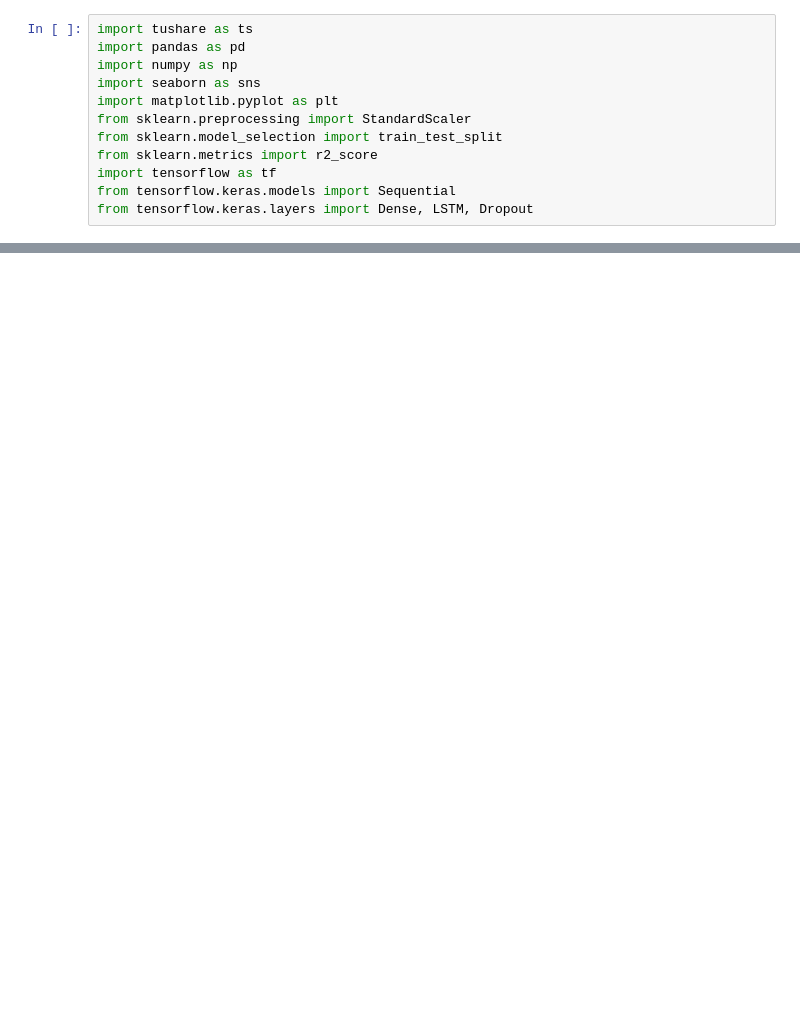
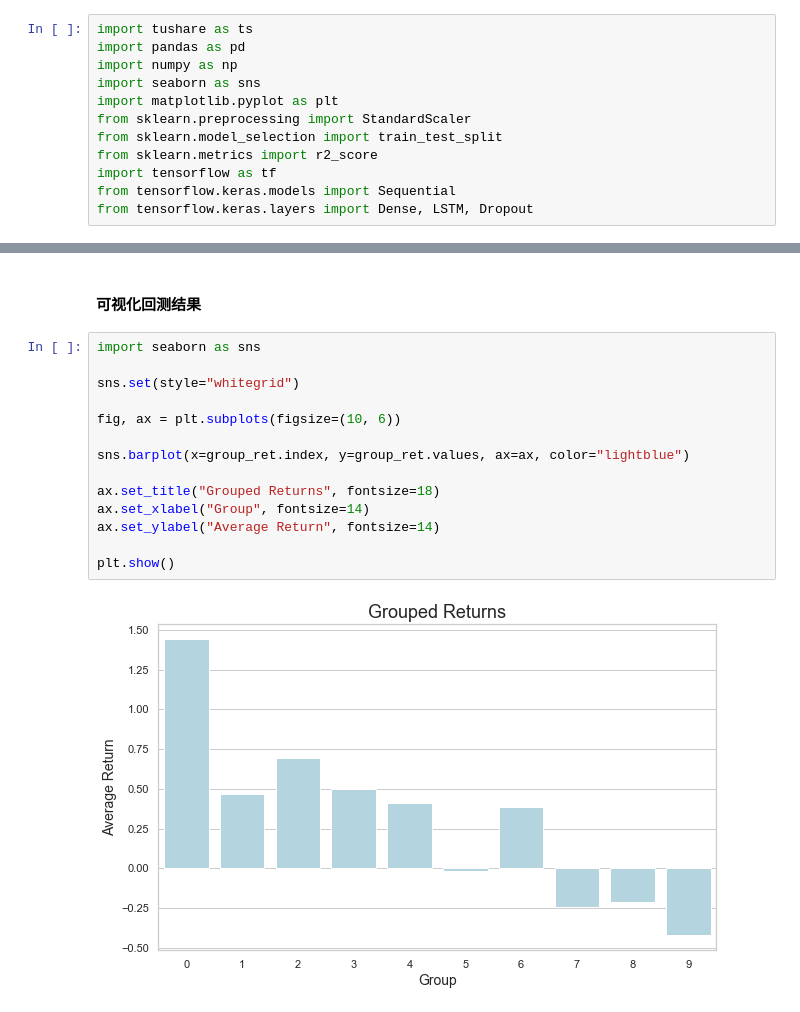
Before and after one commit to WangYuHang-cmd/Backtesting-on-000300.HS-, a Jupyter notebook: MyAns.ipynb, the cells around one changed output, grey strips where cells are left out. Drawn from its saved outputs; the diff is of its cells as text; blank space fills up the shorter version.

```diff
--- a/MyAns.ipynb
+++ b/MyAns.ipynb
@@ -217,0 +183,18 @@ plt.show()
+# %% [markdown]
+#### 可视化回测结果
+# %%
+import seaborn as sns
+
+sns.set(style="whitegrid")
+
+fig, ax = plt.subplots(figsize=(10, 6))
+
+sns.barplot(x=group_ret.index, y=group_ret.values, ax=ax, color="lightblue")
+
+ax.set_title("Grouped Returns", fontsize=18)
+ax.set_xlabel("Group", fontsize=14)
+ax.set_ylabel("Average Return", fontsize=14)
+
+plt.show()
+# %% [output]
+[figure, added]
```
Also changed, not shown: parts of 47 cells of this notebook, 1 other file.
